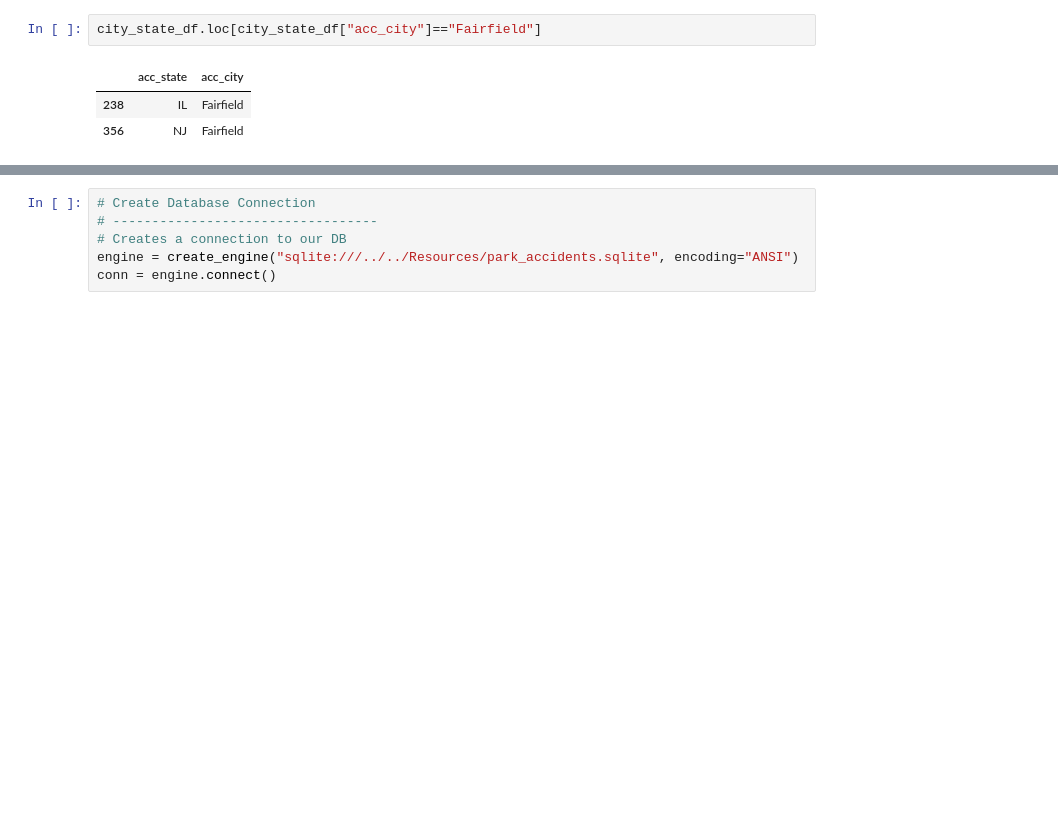
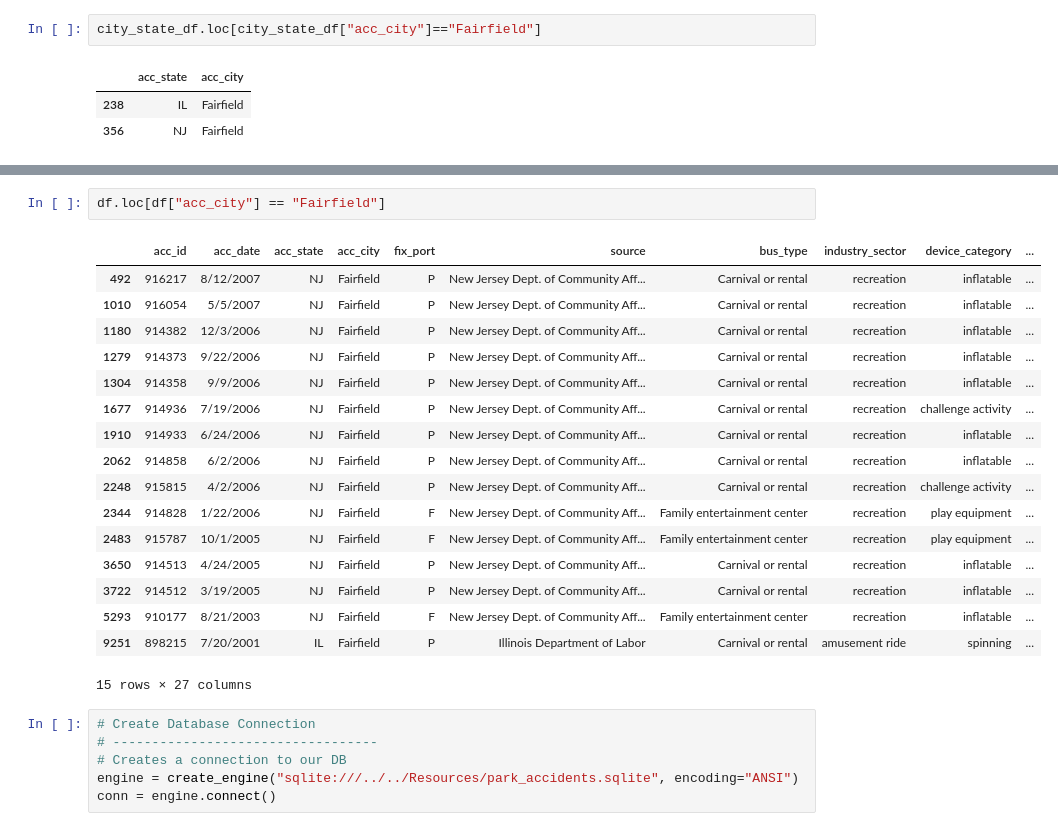
Before and after one commit to mdaxc6/amusement-park-saftey-analysis, a Jupyter notebook: static/python/data_formatting.ipynb, the cells around one changed output, grey strips where cells are left out. Saved outputs shown, nothing was run; the diff lists cells and outputs as text; blank space fills up the shorter version.

```diff
--- a/static/python/data_formatting.ipynb
+++ b/static/python/data_formatting.ipynb
@@ -157,4 +161,24 @@ df.head()
 5 rows × 27 columns
+# %%
+df.loc[df["acc_city"] == "Fairfield"]
+# %% [output]
+|  | acc_id | acc_date | acc_state | acc_city | fix_port | source | bus_type | industry_sector | device_category | ... |
+| 492 | 916217 | 8/12/2007 | NJ | Fairfield | P | New Jersey Dept. of Community Aff... | Carnival or rental | recreation | inflatable | ... |
+| 1010 | 916054 | 5/5/2007 | NJ | Fairfield | P | New Jersey Dept. of Community Aff... | Carnival or rental | recreation | inflatable | ... |
+| 1180 | 914382 | 12/3/2006 | NJ | Fairfield | P | New Jersey Dept. of Community Aff... | Carnival or rental | recreation | inflatable | ... |
+| 1279 | 914373 | 9/22/2006 | NJ | Fairfield | P | New Jersey Dept. of Community Aff... | Carnival or rental | recreation | inflatable | ... |
+| 1304 | 914358 | 9/9/2006 | NJ | Fairfield | P | New Jersey Dept. of Community Aff... | Carnival or rental | recreation | inflatable | ... |
+| 1677 | 914936 | 7/19/2006 | NJ | Fairfield | P | New Jersey Dept. of Community Aff... | Carnival or rental | recreation | challenge activity | ... |
+| 1910 | 914933 | 6/24/2006 | NJ | Fairfield | P | New Jersey Dept. of Community Aff... | Carnival or rental | recreation | inflatable | ... |
+| 2062 | 914858 | 6/2/2006 | NJ | Fairfield | P | New Jersey Dept. of Community Aff... | Carnival or rental | recreation | inflatable | ... |
+| 2248 | 915815 | 4/2/2006 | NJ | Fairfield | P | New Jersey Dept. of Community Aff... | Carnival or rental | recreation | challenge activity | ... |
+| 2344 | 914828 | 1/22/2006 | NJ | Fairfield | F | New Jersey Dept. of Community Aff... | Family entertainment center | recreation | play equipment | ... |
+| 2483 | 915787 | 10/1/2005 | NJ | Fairfield | F | New Jersey Dept. of Community Aff... | Family entertainment center | recreation | play equipment | ... |
+| 3650 | 914513 | 4/24/2005 | NJ | Fairfield | P | New Jersey Dept. of Community Aff... | Carnival or rental | recreation | inflatable | ... |
+| 3722 | 914512 | 3/19/2005 | NJ | Fairfield | P | New Jersey Dept. of Community Aff... | Carnival or rental | recreation | inflatable | ... |
+| 5293 | 910177 | 8/21/2003 | NJ | Fairfield | F | New Jersey Dept. of Community Aff... | Family entertainment center | recreation | inflatable | ... |
+| 9251 | 898215 | 7/20/2001 | IL | Fairfield | P | Illinois Department of Labor | Carnival or rental | amusement ride | spinning | ... |
+15 rows × 27 columns
 # %%
 # Create Database Connection
 # ----------------------------------
```
Also changed, not shown: parts of 10 cells of this notebook, 1 other file.
